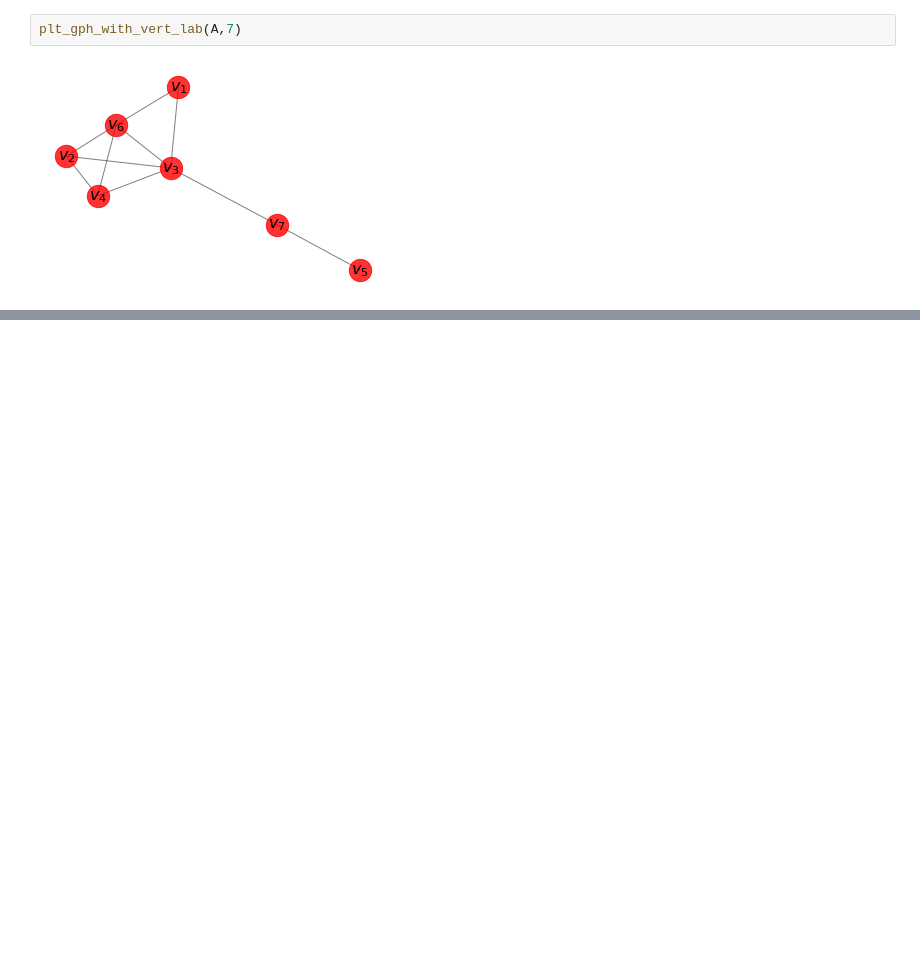
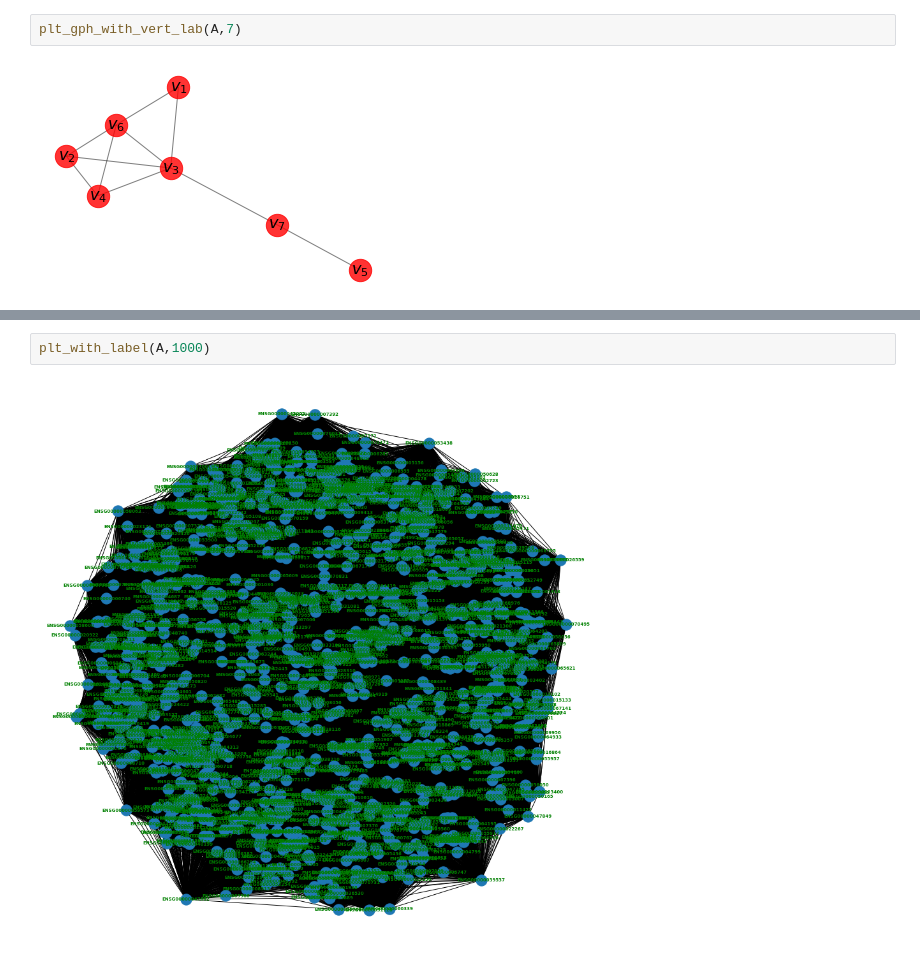
Before and after one commit to Alejandro1848/SGT-in-cancer-GRN, a Jupyter notebook: PlotGraphWithLabeledVertices.ipynb, the cells around one changed output, grey strips where cells are left out. Drawn from its saved outputs; the diff is of its cells as text; blank space fills up the shorter version.

```diff
--- a/PlotGraphWithLabeledVertices.ipynb
+++ b/PlotGraphWithLabeledVertices.ipynb
@@ -119,0 +193,4 @@ plt_gph_with_vert_lab(A,7)
+# %%
+plt_with_label(A,1000)
+# %% [output]
+[figure, added]
```
Also changed, not shown: parts of 7 cells of this notebook.
